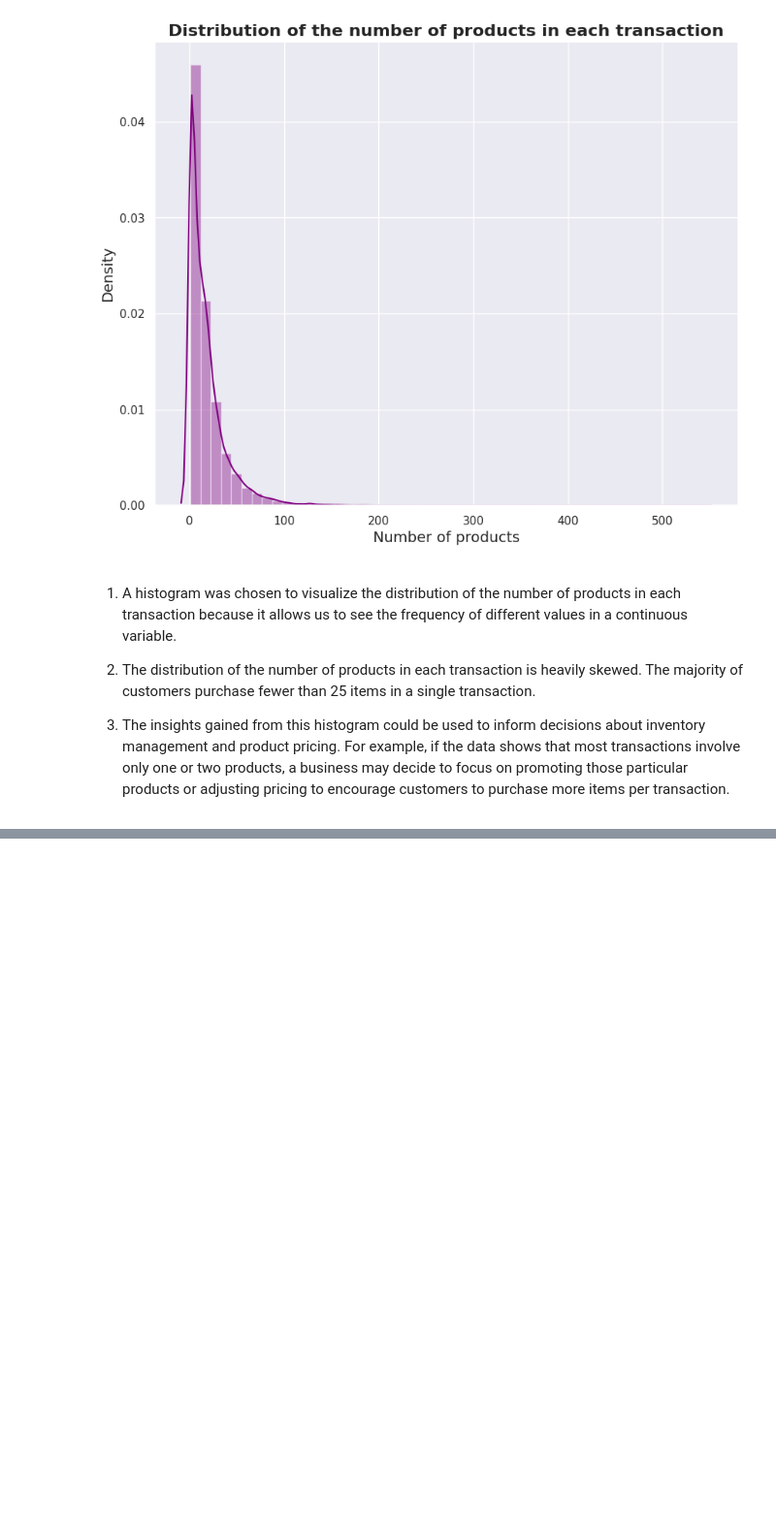
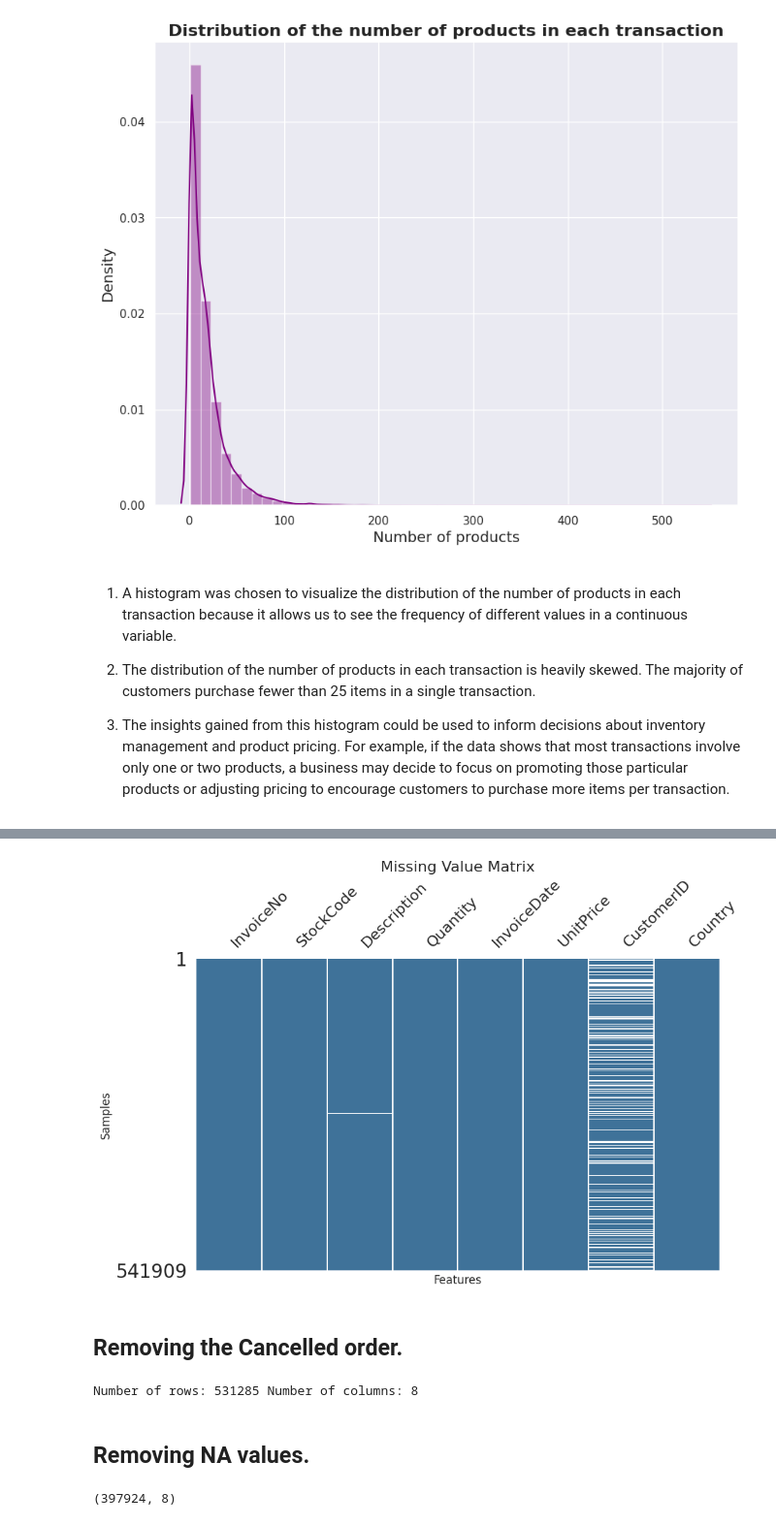
Before and after one commit to VHP2305/Online_Retail_Customer_Segmentation, a Jupyter notebook: Online_Retail_Customer_Segmentation.ipynb, the cells around one changed output, grey strips where cells are left out. Shown: that part at 97% size. Cells and saved outputs as stored; diff of their text form; code cells hidden in the pictures; blank space fills up the shorter version.

```diff
--- a/Online_Retail_Customer_Segmentation.ipynb
+++ b/Online_Retail_Customer_Segmentation.ipynb
@@ -446,0 +471,14 @@ plt.show()
+# %%
+# Visualizing the missing values
+import missingno as msno
+
+# create missing value matrix plot
+msno.matrix(retail_df, figsize=(10,6), sparkline=False, color=(0.25, 0.45, 0.6))
+
+# customize plot
+plt.title('Missing Value Matrix', fontsize=16)
+plt.xlabel('Features', fontsize=12)
+plt.ylabel('Samples', fontsize=12)
+plt.show()
+# %% [output]
+[figure, added]
@@ -446,0 +488,20 @@ plt.show()
+# %% [markdown]
+## **Removing the Cancelled order.**
+# %%
+# Filter the copied dataframe to only include rows where the 'Quantity' column is greater than 0
+retail_df_copy = retail_df_copy[retail_df_copy['Quantity'] > 0]
+
+# Check the shape of the filtered dataframe
+print("Number of rows:", retail_df_copy.shape[0], "Number of columns:", retail_df_copy.shape[1])
+# %% [output]
+Number of rows: 531285 Number of columns: 8
+# %% [markdown]
+## **Removing NA values.**
+# %%
+# Remove all rows with missing values in the 'CustomerID' column
+retail_df_copy.dropna(subset=['CustomerID'], how='all', inplace=True)
+
+# Check the shape of the updated dataframe
+print(retail_df_copy.shape)
+# %% [output]
+(397924, 8)
```
Also changed, not shown: parts of 20 cells of this notebook.
